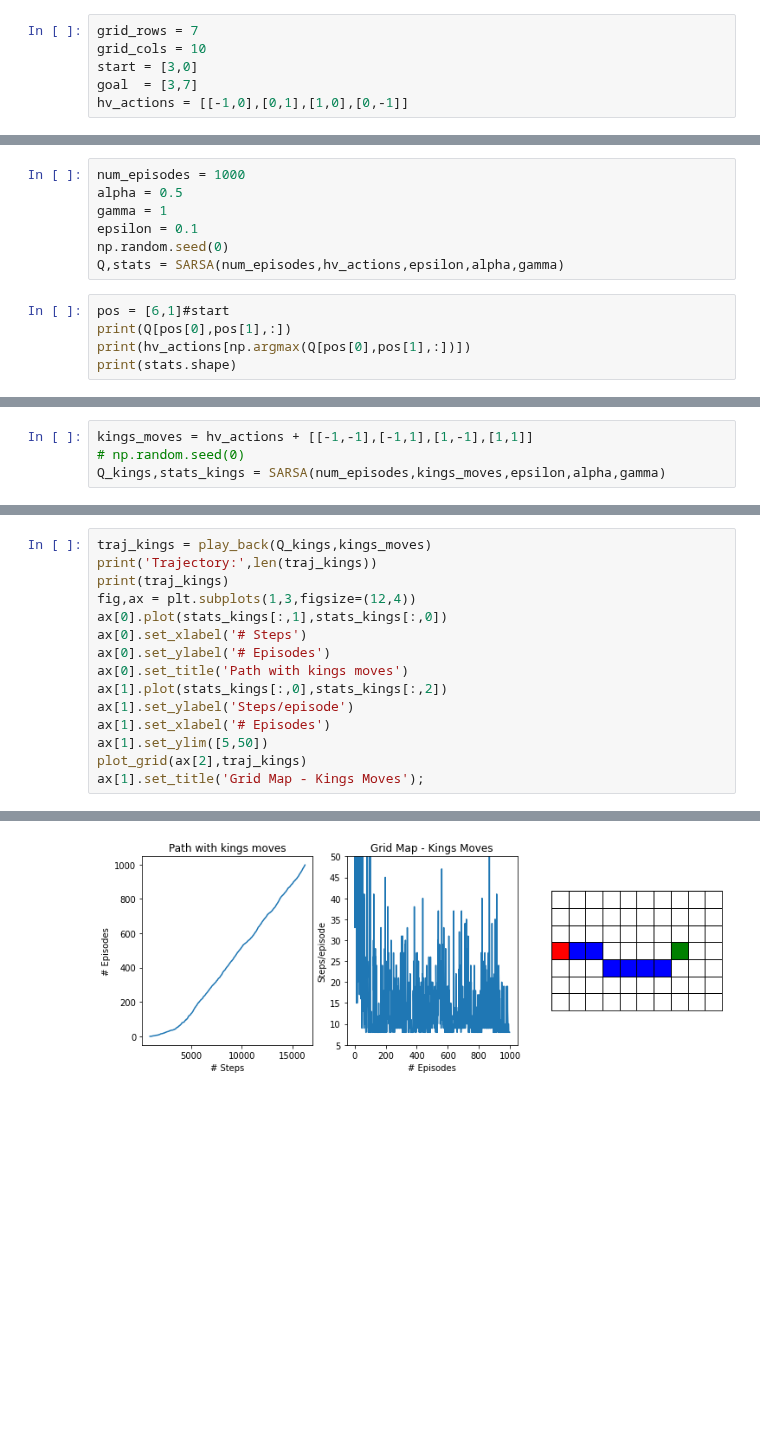
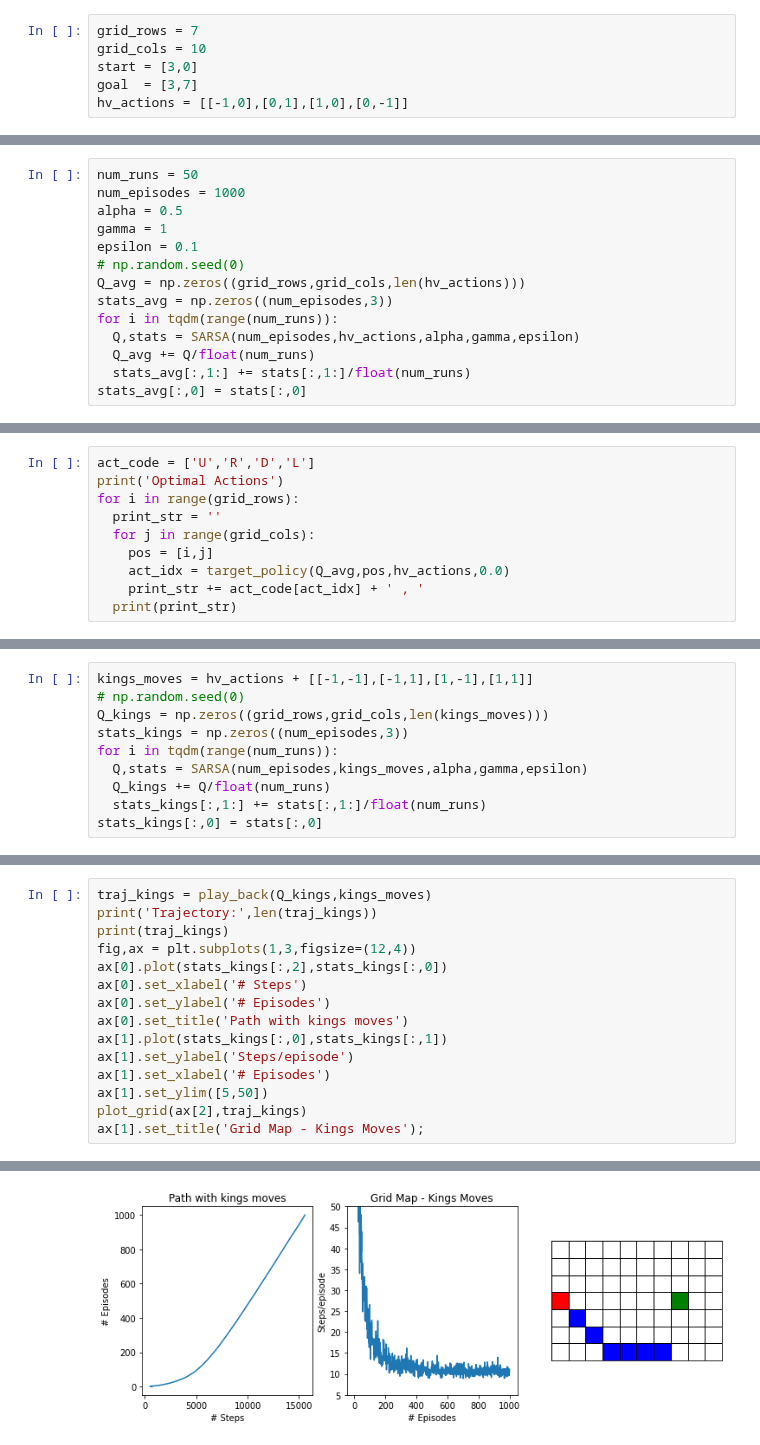
Before and after one commit to chandrusuresh/ReinforcementLearning, a Jupyter notebook: Ch6-TD_Learning/WindyGridworld.ipynb, the cells around one changed output, grey strips where cells are left out. Saved outputs shown, nothing was run; the diff lists cells and outputs as text; blank space fills up the shorter version.

Commit message:
Final solution to windy grid world

```diff
--- a/Ch6-TD_Learning/WindyGridworld.ipynb
+++ b/Ch6-TD_Learning/WindyGridworld.ipynb
@@ -131,12 +126,14 @@ def plot_grid(ax,traj):
 # %%
+num_runs = 50
 num_episodes = 1000
 alpha = 0.5
 gamma = 1
 epsilon = 0.1
-np.random.seed(0)
-Q,stats = SARSA(num_episodes,hv_actions,epsilon,alpha,gamma)
+# np.random.seed(0)
+Q_avg = np.zeros((grid_rows,grid_cols,len(hv_actions)))
+stats_avg = np.zeros((num_episodes,3))
+for i in tqdm(range(num_runs)):
+  Q,stats = SARSA(num_episodes,hv_actions,alpha,gamma,epsilon)
+  Q_avg += Q/float(num_runs)
+  stats_avg[:,1:] += stats[:,1:]/float(num_runs)
+stats_avg[:,0] = stats[:,0]
-# %%
-pos = [6,1]#start
-print(Q[pos[0],pos[1],:])
-print(hv_actions[np.argmax(Q[pos[0],pos[1],:])])
-print(stats.shape)
@@ -146,0 +140,10 @@ print(stats.shape)
+# %%
+act_code = ['U','R','D','L']
+print('Optimal Actions')
+for i in range(grid_rows):
+  print_str = ''
+  for j in range(grid_cols):
+    pos = [i,j]
+    act_idx = target_policy(Q_avg,pos,hv_actions,0.0)
+    print_str += act_code[act_idx] + ' , '
+  print(print_str)
@@ -181,4 +179,10 @@ Trajectory: 16
 # %%
 kings_moves = hv_actions + [[-1,-1],[-1,1],[1,-1],[1,1]]
 # np.random.seed(0)
-Q_kings,stats_kings = SARSA(num_episodes,kings_moves,epsilon,alpha,gamma)
+Q_kings = np.zeros((grid_rows,grid_cols,len(kings_moves)))
+stats_kings = np.zeros((num_episodes,3))
+for i in tqdm(range(num_runs)):
+  Q,stats = SARSA(num_episodes,kings_moves,alpha,gamma,epsilon)
+  Q_kings += Q/float(num_runs)
+  stats_kings[:,1:] += stats[:,1:]/float(num_runs)
+stats_kings[:,0] = stats[:,0]
@@ -193,11 +214,11 @@ traj_kings = play_back(Q_kings,kings_moves)
 print('Trajectory:',len(traj_kings))
 print(traj_kings)
 fig,ax = plt.subplots(1,3,figsize=(12,4))
-ax[0].plot(stats_kings[:,1],stats_kings[:,0])
+ax[0].plot(stats_kings[:,2],stats_kings[:,0])
 ax[0].set_xlabel('# Steps')
 ax[0].set_ylabel('# Episodes')
 ax[0].set_title('Path with kings moves')
-ax[1].plot(stats_kings[:,0],stats_kings[:,2])
+ax[1].plot(stats_kings[:,0],stats_kings[:,1])
 ax[1].set_ylabel('Steps/episode')
 ax[1].set_xlabel('# Episodes')
 ax[1].set_ylim([5,50])
@@ -216 +230 @@ Trajectory: 7
-[figure, old version]
+[figure, new version]
```
Also changed, not shown: parts of 21 cells of this notebook.
